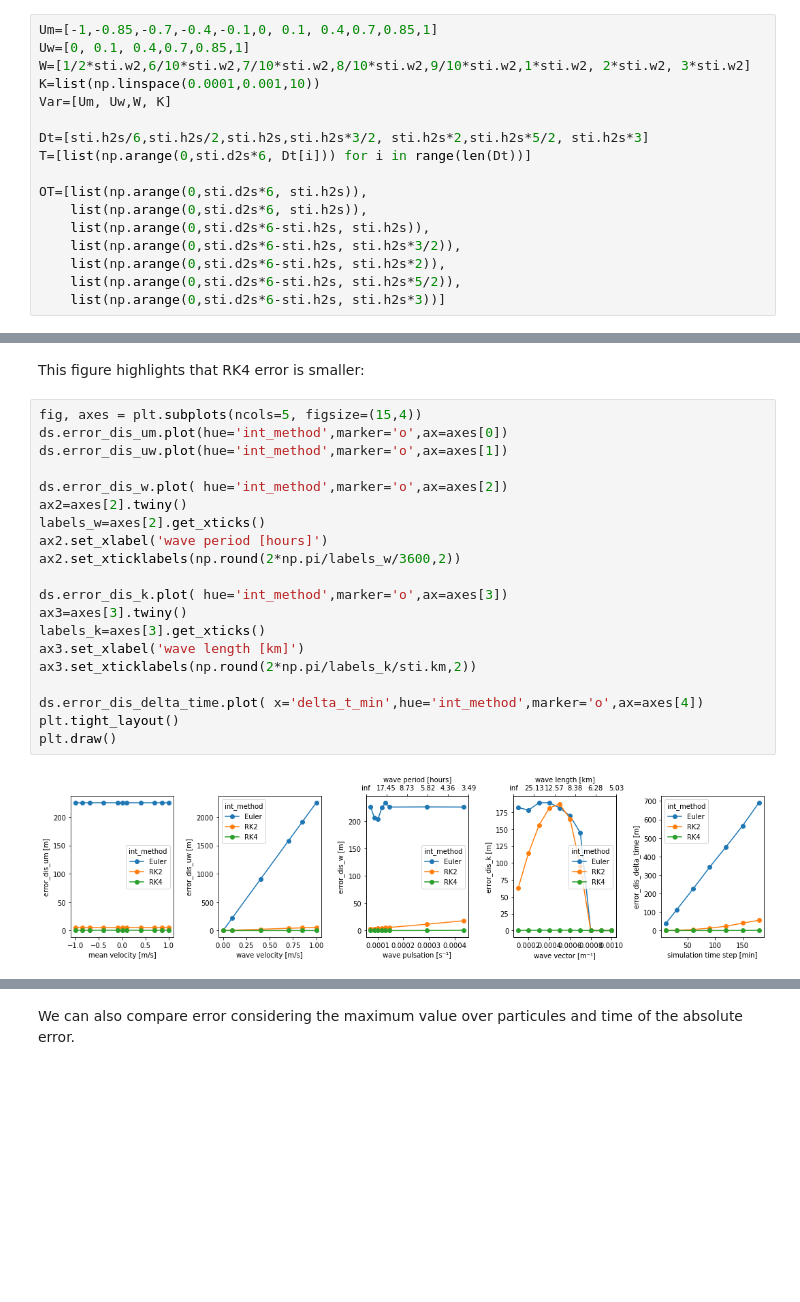
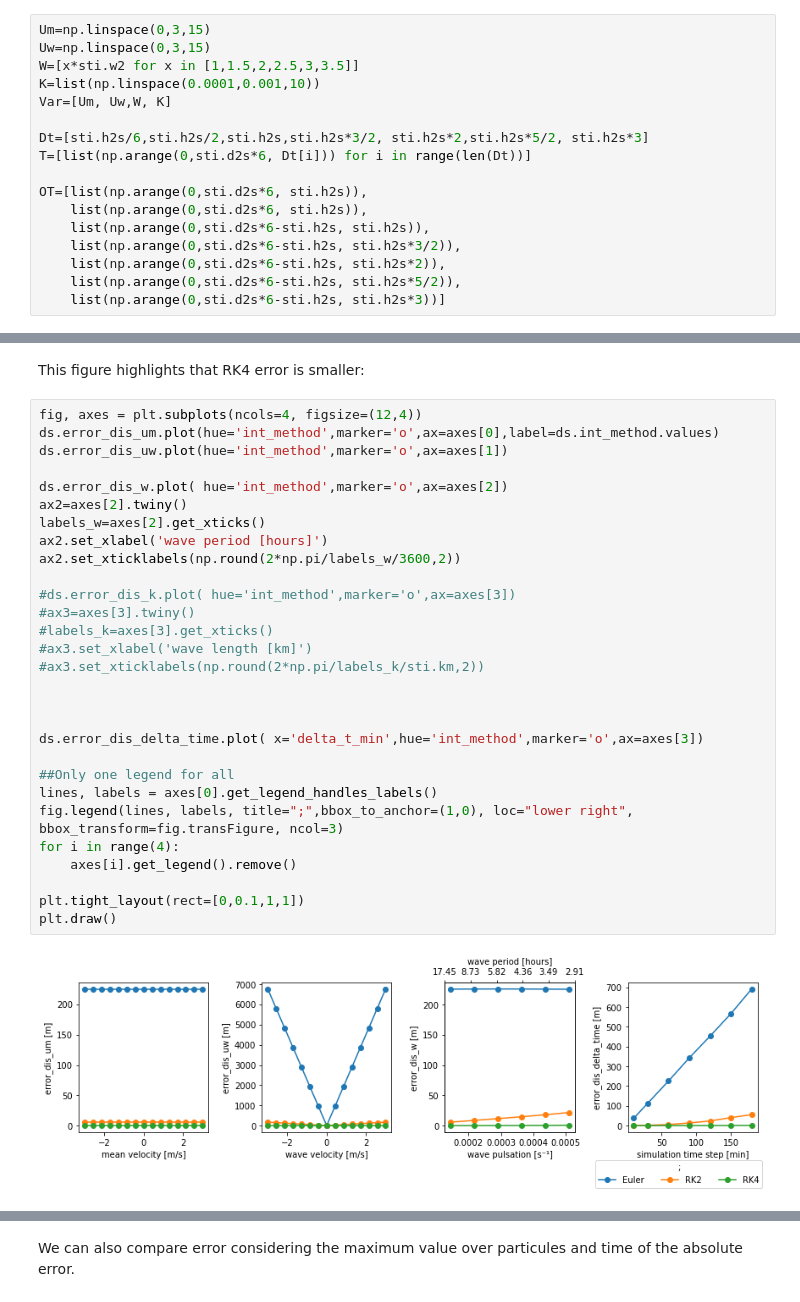
Before and after one commit to margot-demol/stage-m1, a Jupyter notebook: development/temporal_int_comparison.ipynb, the cells around one changed output, grey strips where cells are left out. Saved outputs shown, nothing was run; the diff lists cells and outputs as text; blank space fills up the shorter version.

```diff
--- a/development/temporal_int_comparison.ipynb
+++ b/development/temporal_int_comparison.ipynb
@@ -202,9 +202,9 @@ For RK2, this approximation doesn't work.
 ## Error dependency on parameters for unadvected case
 To compare error, we first compute the square root of the mean value over particules and over 48 hours (day 4 and 6) of the square displacement error.
 # %%
-Um=[-1,-0.85,-0.7,-0.4,-0.1,0, 0.1, 0.4,0.7,0.85,1]
-Uw=[0, 0.1, 0.4,0.7,0.85,1]
-W=[1/2*sti.w2,6/10*sti.w2,7/10*sti.w2,8/10*sti.w2,9/10*sti.w2,1*sti.w2, 2*sti.w2, 3*sti.w2]
+Um=np.linspace(0,3,15)
+Uw=np.linspace(0,3,15)
+W=[x*sti.w2 for x in [1,1.5,2,2.5,3,3.5]]
 K=list(np.linspace(0.0001,0.001,10))
 Var=[Um, Uw,W, K]
 
@@ -224,24 +245,33 @@ ds
 # %% [markdown]
 This figure highlights that RK4 error is smaller:
 # %%
-fig, axes = plt.subplots(ncols=5, figsize=(15,4))
-ds.error_dis_um.plot(hue='int_method',marker='o',ax=axes[0])
+fig, axes = plt.subplots(ncols=4, figsize=(12,4))
+ds.error_dis_um.plot(hue='int_method',marker='o',ax=axes[0],label=ds.int_method.values)
 ds.error_dis_uw.plot(hue='int_method',marker='o',ax=axes[1])
 
 ds.error_dis_w.plot( hue='int_method',marker='o',ax=axes[2])
 ax2=axes[2].twiny()
 labels_w=axes[2].get_xticks()
 ax2.set_xlabel('wave period [hours]')
 ax2.set_xticklabels(np.round(2*np.pi/labels_w/3600,2))
 
-ds.error_dis_k.plot( hue='int_method',marker='o',ax=axes[3])
-ax3=axes[3].twiny()
-labels_k=axes[3].get_xticks()
-ax3.set_xlabel('wave length [km]')
-ax3.set_xticklabels(np.round(2*np.pi/labels_k/sti.km,2))
+#ds.error_dis_k.plot( hue='int_method',marker='o',ax=axes[3])
+#ax3=axes[3].twiny()
+#labels_k=axes[3].get_xticks()
+#ax3.set_xlabel('wave length [km]')
+#ax3.set_xticklabels(np.round(2*np.pi/labels_k/sti.km,2))
 
-ds.error_dis_delta_time.plot( x='delta_t_min',hue='int_method',marker='o',ax=axes[4])
-plt.tight_layout()
+
+
+ds.error_dis_delta_time.plot( x='delta_t_min',hue='int_method',marker='o',ax=axes[3])
+
+##Only one legend for all
+lines, labels = axes[0].get_legend_handles_labels()
+fig.legend(lines, labels, title=";",bbox_to_anchor=(1,0), loc="lower right", bbox_transform=fig.transFigure, ncol=3)
+for i in range(4):
+    axes[i].get_legend().remove()
+
+plt.tight_layout(rect=[0,0.1,1,1])
 plt.draw()
 # %% [output]
-[figure, old version]
+[figure, new version]
```
Also changed, not shown: parts of 11 cells of this notebook, 4 other files.
